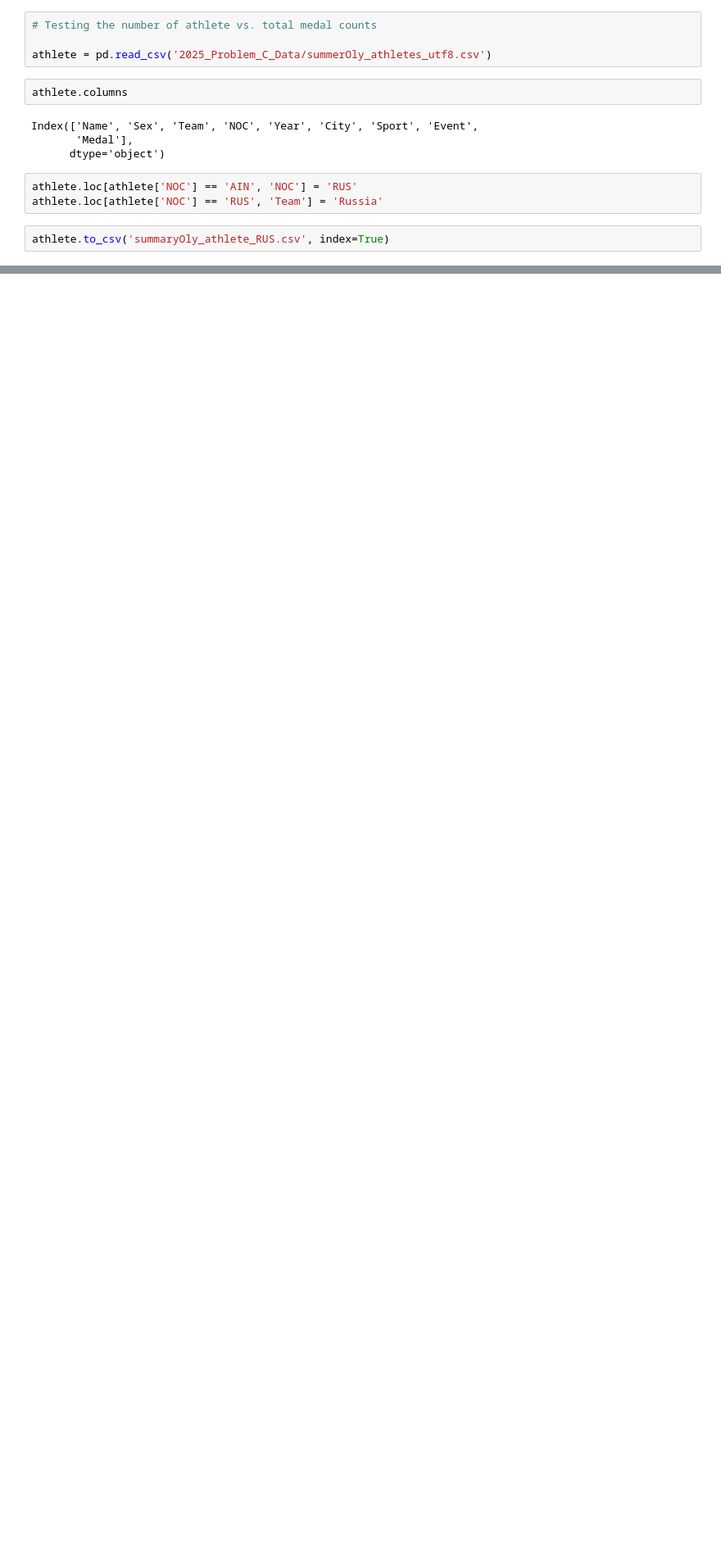
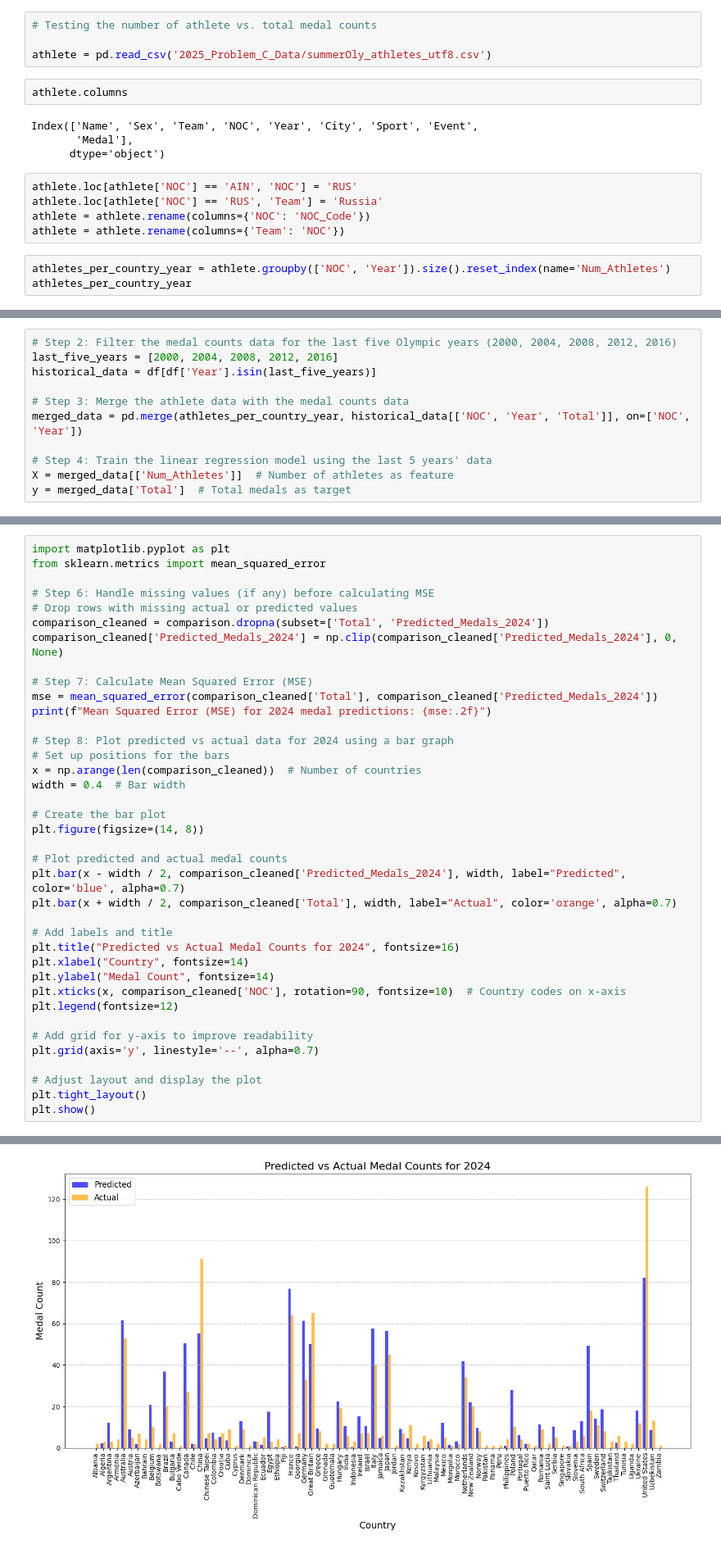
Before and after one commit to Ocuil7/MCM2025, a Jupyter notebook: Explore.ipynb, the cells around one changed output, grey strips where cells are left out. Shown at 82% size. Cells and saved outputs as stored; diff of their text form; blank space fills up the shorter version.

Commit message:
Athlete

```diff
--- a/Explore.ipynb
+++ b/Explore.ipynb
@@ -149,5 +152,8 @@ Index(['Name', 'Sex', 'Team', 'NOC', 'Year', 'City', 'Sport', 'Event',
 # %%
 athlete.loc[athlete['NOC'] == 'AIN', 'NOC'] = 'RUS'
 athlete.loc[athlete['NOC'] == 'RUS', 'Team'] = 'Russia'
+athlete = athlete.rename(columns={'NOC': 'NOC_Code'})
+athlete = athlete.rename(columns={'Team': 'NOC'})
 # %%
-athlete.to_csv('summaryOly_athlete_RUS.csv', index=True)
+athletes_per_country_year = athlete.groupby(['NOC', 'Year']).size().reset_index(name='Num_Athletes')
+athletes_per_country_year
@@ -153,0 +174,11 @@ athlete.to_csv('summaryOly_athlete_RUS.csv', index=True)
+# %%
+# Step 2: Filter the medal counts data for the last five Olympic years (2000, 2004, 2008, 2012, 2016)
+last_five_years = [2000, 2004, 2008, 2012, 2016]
+historical_data = df[df['Year'].isin(last_five_years)]
+
+# Step 3: Merge the athlete data with the medal counts data
+merged_data = pd.merge(athletes_per_country_year, historical_data[['NOC', 'Year', 'Total']], on=['NOC', 'Year'])
+
+# Step 4: Train the linear regression model using the last 5 years' data
+X = merged_data[['Num_Athletes']]  # Number of athletes as feature
+y = merged_data['Total']  # Total medals as target
@@ -153,0 +232,39 @@ athlete.to_csv('summaryOly_athlete_RUS.csv', index=True)
+# %%
+import matplotlib.pyplot as plt
+from sklearn.metrics import mean_squared_error
+
+# Step 6: Handle missing values (if any) before calculating MSE
+# Drop rows with missing actual or predicted values
+comparison_cleaned = comparison.dropna(subset=['Total', 'Predicted_Medals_2024'])
+comparison_cleaned['Predicted_Medals_2024'] = np.clip(comparison_cleaned['Predicted_Medals_2024'], 0, None)
+
+# Step 7: Calculate Mean Squared Error (MSE)
+mse = mean_squared_error(comparison_cleaned['Total'], comparison_cleaned['Predicted_Medals_2024'])
+print(f"Mean Squared Error (MSE) for 2024 medal predictions: {mse:.2f}")
+
+# Step 8: Plot predicted vs actual data for 2024 using a bar graph
+# Set up positions for the bars
+x = np.arange(len(comparison_cleaned))  # Number of countries
+width = 0.4  # Bar width
+
+# Create the bar plot
+plt.figure(figsize=(14, 8))
+
+# Plot predicted and actual medal counts
+plt.bar(x - width / 2, comparison_cleaned['Predicted_Medals_2024'], width, label="Predicted", color='blue', alpha=0.7)
+plt.bar(x + width / 2, comparison_cleaned['Total'], width, label="Actual", color='orange', alpha=0.7)
+
+# Add labels and title
+plt.title("Predicted vs Actual Medal Counts for 2024", fontsize=16)
+plt.xlabel("Country", fontsize=14)
+plt.ylabel("Medal Count", fontsize=14)
+plt.xticks(x, comparison_cleaned['NOC'], rotation=90, fontsize=10)  # Country codes on x-axis
+plt.legend(fontsize=12)
+
+# Add grid for y-axis to improve readability
+plt.grid(axis='y', linestyle='--', alpha=0.7)
+
+# Adjust layout and display the plot
+plt.tight_layout()
+plt.show()
+# %% [output]
@@ -153,0 +278 @@ athlete.to_csv('summaryOly_athlete_RUS.csv', index=True)
+[figure, added]
```
Also changed, not shown: parts of 19 cells of this notebook, 1 other file.
